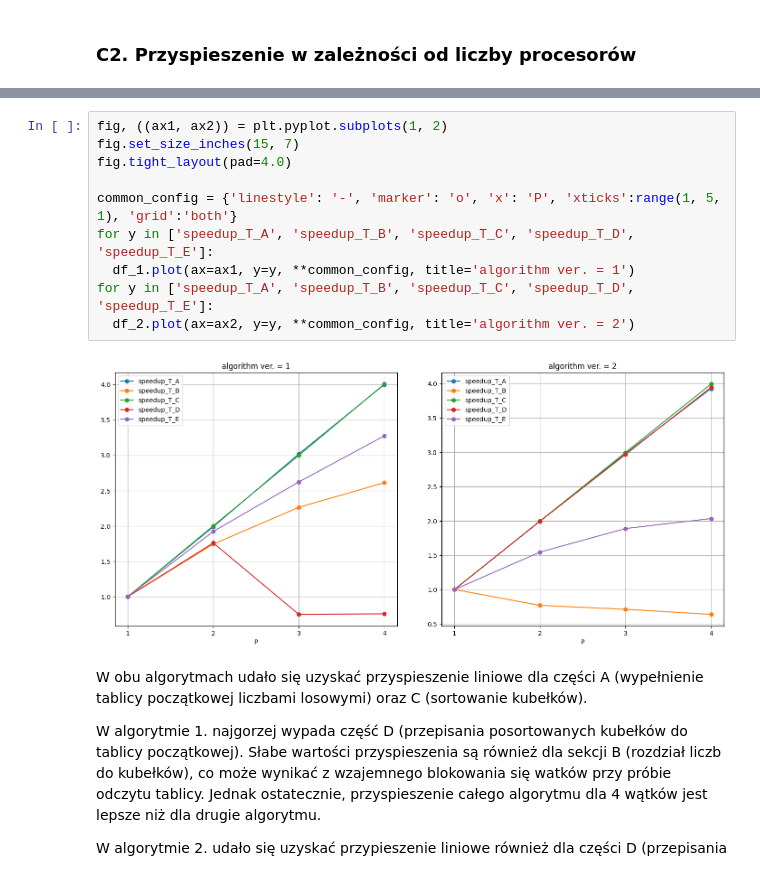
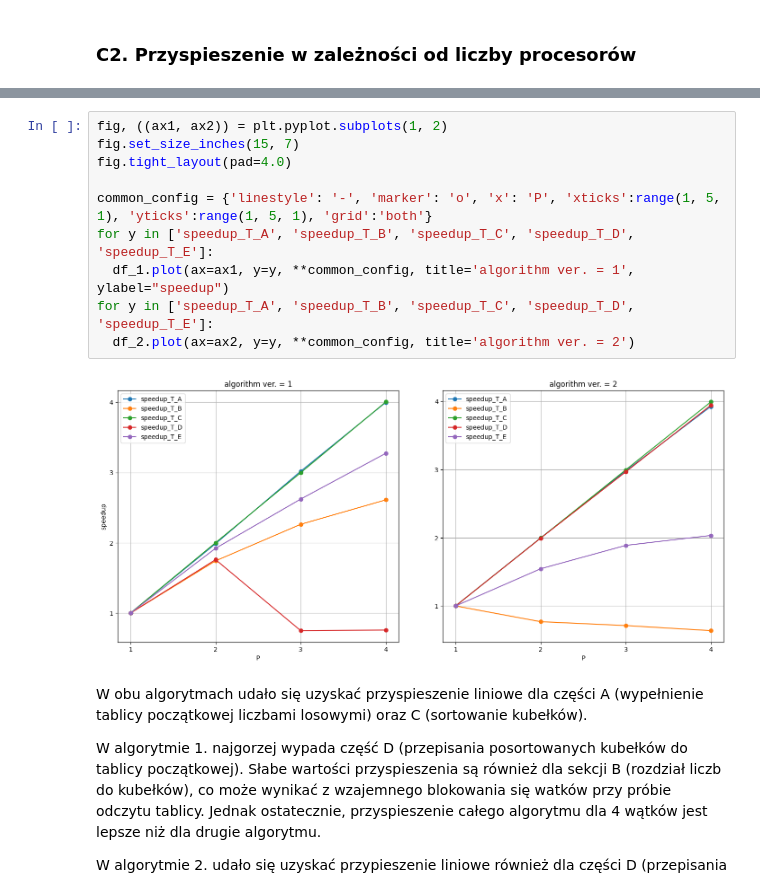
Before and after one commit to aklekowski/agh-mpr, a Jupyter notebook: [MPR]_openMP.ipynb, the cells around one changed output, grey strips where cells are left out. Drawn from its saved outputs; the diff is of its cells as text.

```diff
--- a/[MPR]_openMP.ipynb
+++ b/[MPR]_openMP.ipynb
@@ -151,15 +151,15 @@ df_2.head()
 # %%
 fig, ((ax1, ax2)) = plt.pyplot.subplots(1, 2)
 fig.set_size_inches(15, 7)
 fig.tight_layout(pad=4.0)
 
-common_config = {'linestyle': '-', 'marker': 'o', 'x': 'P', 'xticks':range(1, 5, 1), 'grid':'both'}
+common_config = {'linestyle': '-', 'marker': 'o', 'x': 'P', 'xticks':range(1, 5, 1), 'yticks':range(1, 5, 1), 'grid':'both'}
 for y in ['speedup_T_A', 'speedup_T_B', 'speedup_T_C', 'speedup_T_D', 'speedup_T_E']:
-  df_1.plot(ax=ax1, y=y, **common_config, title='algorithm ver. = 1')
+  df_1.plot(ax=ax1, y=y, **common_config, title='algorithm ver. = 1', ylabel="speedup")
 for y in ['speedup_T_A', 'speedup_T_B', 'speedup_T_C', 'speedup_T_D', 'speedup_T_E']:
   df_2.plot(ax=ax2, y=y, **common_config, title='algorithm ver. = 2')
 # %% [output]
-[figure, old version]
+[figure, new version]
 # %% [markdown]
 W obu algorytmach udało się uzyskać przyspieszenie liniowe dla części A (wypełnienie tablicy początkowej liczbami losowymi) oraz C (sortowanie kubełków).
 
```
Also changed, not shown: parts of 1 cell of this notebook.
